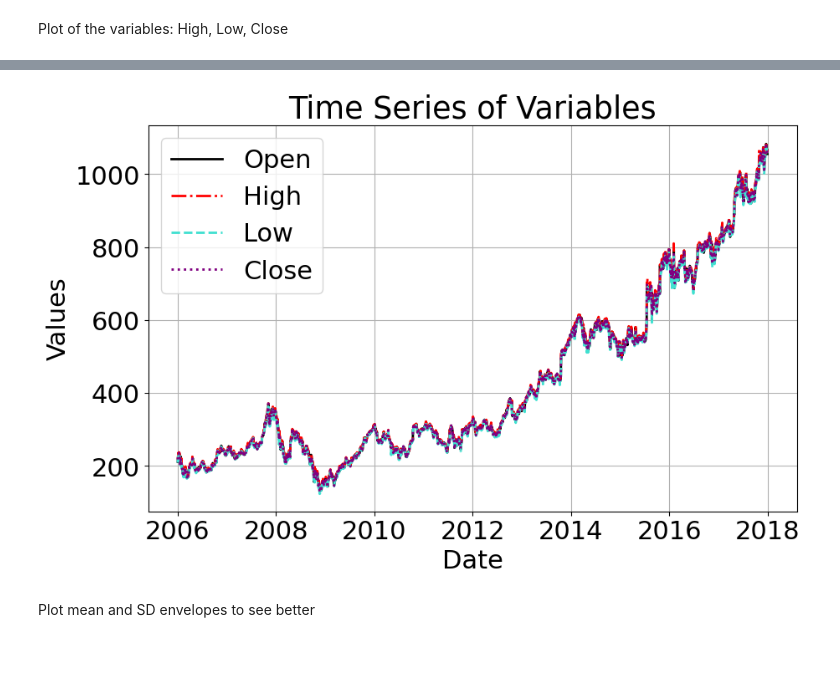
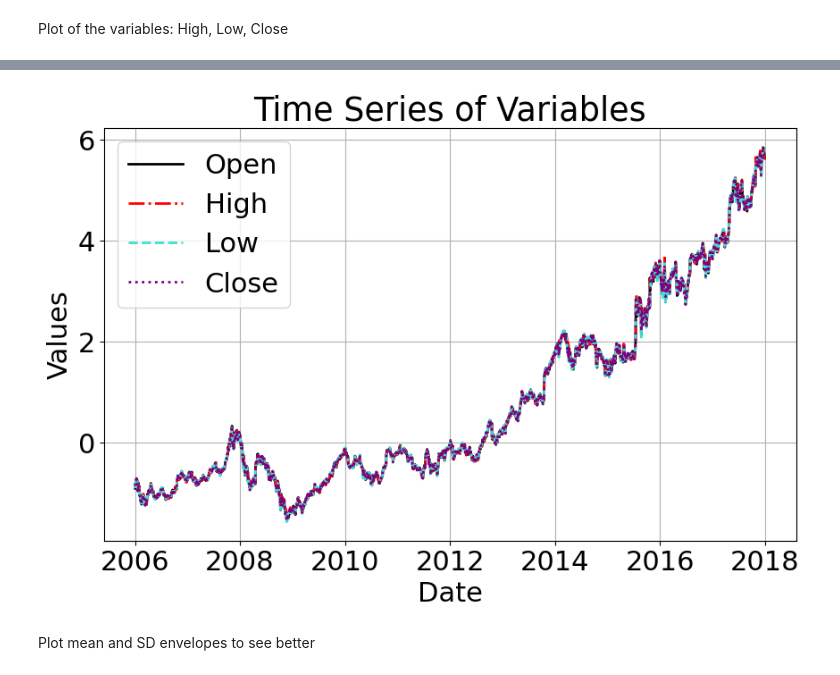
Before and after one commit to irene-fagnani/ADAML-project2, a Jupyter notebook: Code.ipynb, the cells around one changed output, grey strips where cells are left out. Saved outputs shown, nothing was run; the diff lists cells and outputs as text; code cells hidden in the pictures.

```diff
--- a/Code.ipynb
+++ b/Code.ipynb
@@ -41,22 +23,49 @@ dtype: int64
 # %%
+data = pd.read_csv('GOOGL_2006-01-01_to_2018-01-01.csv', parse_dates=['Date'])
+
+data = data.drop("Name", axis=1)
+data.set_index('Date', inplace=True)
+
+
+# Ensure data has business day frequency
+data = data.asfreq('b')
+
+# Fill missing values
+data = data.fillna(method='bfill').fillna(method='ffill')
+
+
+
+#Normalize
+train_ratio = 0.8
+val_ratio = 0.1
+train_end_idx = int(data.shape[0] * train_ratio)
+val_end_idx = int(data.shape[0] * (train_ratio + val_ratio))
+
+scaler = StandardScaler()
+data.iloc[:train_end_idx] = scaler.fit_transform(data.iloc[:train_end_idx])
+data.iloc[train_end_idx:] = scaler.transform(data.iloc[train_end_idx:])
+
+
+
+
 Open=data['Open']
 High=data['High']
 Low=data['Low']
 Close=data['Close']
 Volume=data['Volume']
 plt.figure(figsize=(10, 6))
 plt.plot(data.index, Open, label='Open', linewidth=2, linestyle='-', color='black' )
 plt.plot(data.index, High, label='High', linewidth=2, linestyle='-.', color='red' )
 plt.plot(data.index, Low, label='Low', linewidth=2, linestyle='--', color='turquoise' )
 plt.plot(data.index, Close, label='Close', linewidth=2,linestyle=':', color='purple' )
 plt.xlabel('Date')
 plt.ylabel('Values')
 plt.title('Time Series of Variables')
 plt.legend()
 plt.grid(True)
 plt.show()
 # %% [output]
-[figure, old version]
+[figure, new version]
 # %% [markdown]
 Plot mean and SD envelopes to see better
 # %%
```
Also changed, not shown: parts of 17 cells of this notebook.
